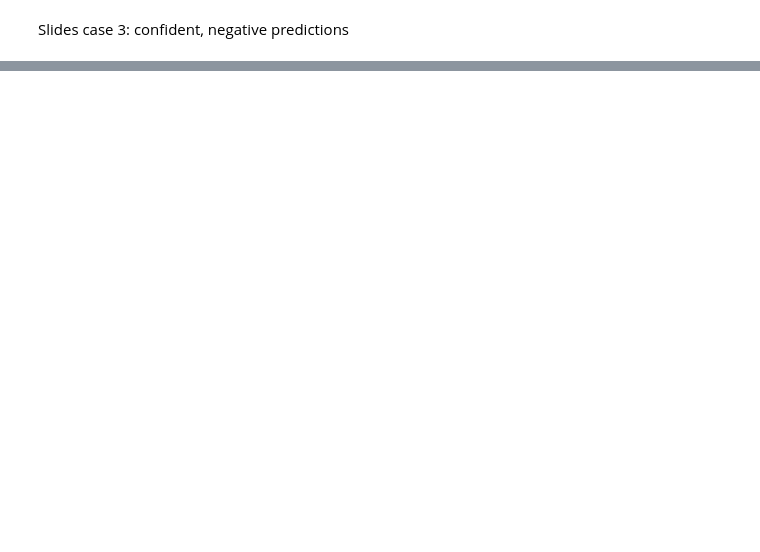
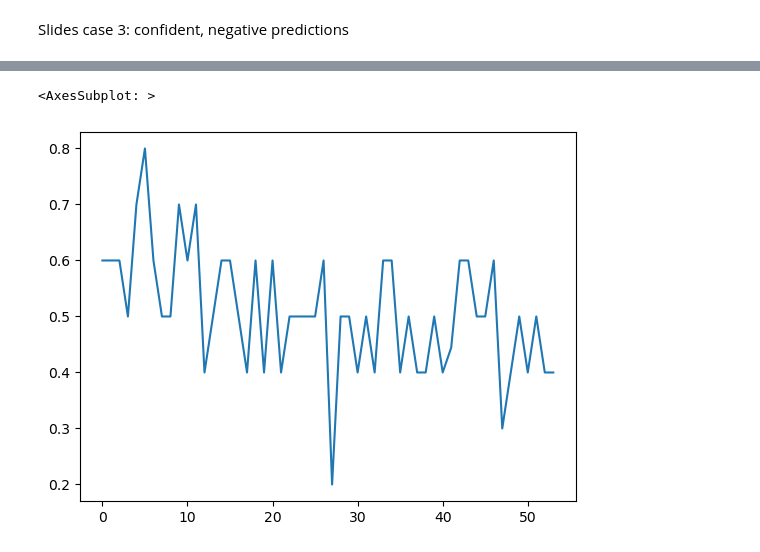
Before and after one commit to csi-greifflab/negative-class-optimization, a Jupyter notebook: notebooks/07b_Interpretability_pipeline_dev.ipynb, the cells around one changed output, grey strips where cells are left out. Saved outputs shown, nothing was run; the diff lists cells and outputs as text; code cells hidden in the pictures; blank space fills up the shorter version.

```diff
--- a/notebooks/07b_Interpretability_pipeline_dev.ipynb
+++ b/notebooks/07b_Interpretability_pipeline_dev.ipynb
@@ -357,0 +433,5 @@ CTRDNLTWFAY
+# %%
+((df_paratope_ranks_1 == 1).sum(axis=1) / (df_paratope_ranks_1 != -10).sum(axis=1)).plot()
+# %% [output]
+<AxesSubplot: >
+[figure, added]
```
Also changed, not shown: parts of 20 cells of this notebook.
